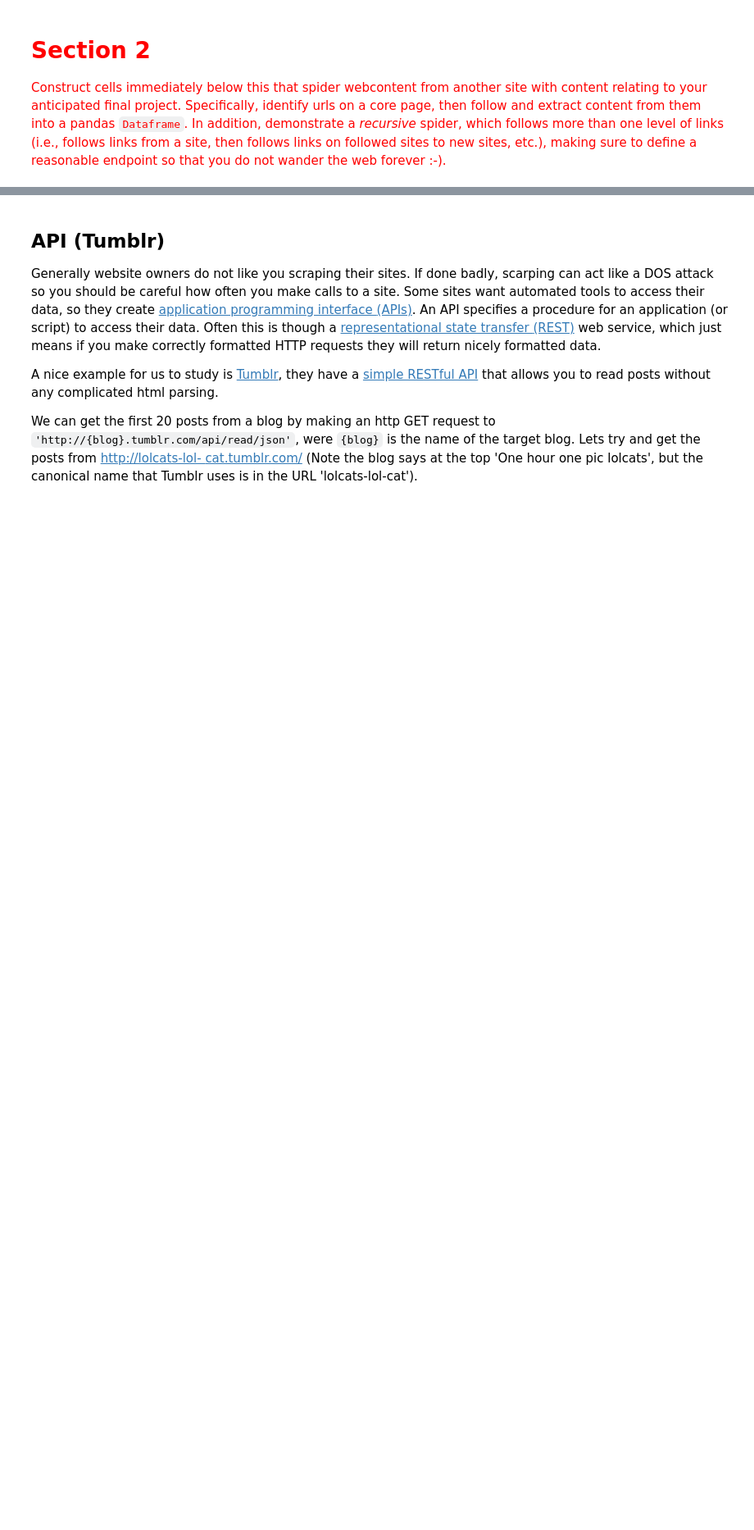
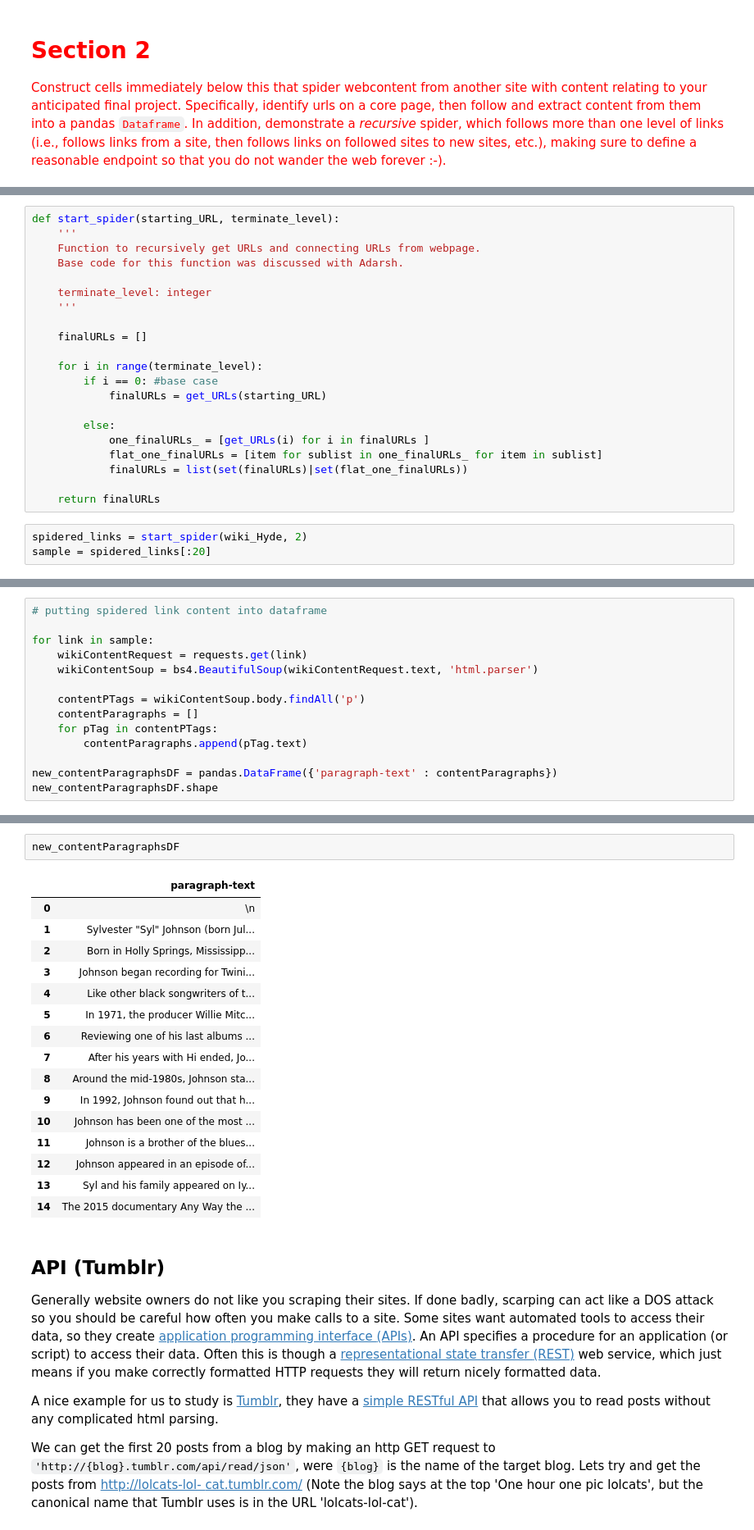
Before and after one commit to rkcatipon/Content-Analysis-2020, a Jupyter notebook: week-1/1-intro.ipynb, the cells around one changed output, grey strips where cells are left out. Shown at 82% size. Drawn from its saved outputs; the diff is of its cells as text; blank space fills up the shorter version.

```diff
--- a/week-1/1-intro.ipynb
+++ b/week-1/1-intro.ipynb
@@ -258,0 +436,24 @@ contentParagraphsDF
+# %%
+def start_spider(starting_URL, terminate_level):
+    '''
+    Function to recursively get URLs and connecting URLs from webpage.
+    Base code for this function was discussed with Adarsh.
+
+    terminate_level: integer
+    '''
+
+    finalURLs = []
+
+    for i in range(terminate_level):
+        if i == 0: #base case
+            finalURLs = get_URLs(starting_URL)
+
+        else:
+            one_finalURLs_ = [get_URLs(i) for i in finalURLs ]
+            flat_one_finalURLs = [item for sublist in one_finalURLs_ for item in sublist]
+            finalURLs = list(set(finalURLs)|set(flat_one_finalURLs))
+
+    return finalURLs
+# %%
+spidered_links = start_spider(wiki_Hyde, 2)
+sample = spidered_links[:20]
@@ -258,0 +483,14 @@ contentParagraphsDF
+# %%
+# putting spidered link content into dataframe
+
+for link in sample:
+    wikiContentRequest = requests.get(link)
+    wikiContentSoup = bs4.BeautifulSoup(wikiContentRequest.text, 'html.parser')
+
+    contentPTags = wikiContentSoup.body.findAll('p')
+    contentParagraphs = []
+    for pTag in contentPTags:
+        contentParagraphs.append(pTag.text)
+
+new_contentParagraphsDF = pandas.DataFrame({'paragraph-text' : contentParagraphs})
+new_contentParagraphsDF.shape
@@ -259,3 +513,22 @@ contentParagraphsDF
+# %%
+new_contentParagraphsDF
+# %% [output]
+|  | paragraph-text |
+| 0 | \n |
+| 1 | Sylvester "Syl" Johnson (born Jul... |
+| 2 | Born in Holly Springs, Mississipp... |
+| 3 | Johnson began recording for Twini... |
+| 4 | Like other black songwriters of t... |
+| 5 | In 1971, the producer Willie Mitc... |
+| 6 | Reviewing one of his last albums ... |
+| 7 | After his years with Hi ended, Jo... |
+| 8 | Around the mid-1980s, Johnson sta... |
+| 9 | In 1992, Johnson found out that h... |
+| 10 | Johnson has been one of the most ... |
+| 11 | Johnson is a brother of the blues... |
+| 12 | Johnson appeared in an episode of... |
+| 13 | Syl and his family appeared on Iy... |
+| 14 | The 2015 documentary Any Way the ... |
 # %% [markdown]
 ## API (Tumblr)
 
```
Also changed, not shown: parts of 32 cells of this notebook.
